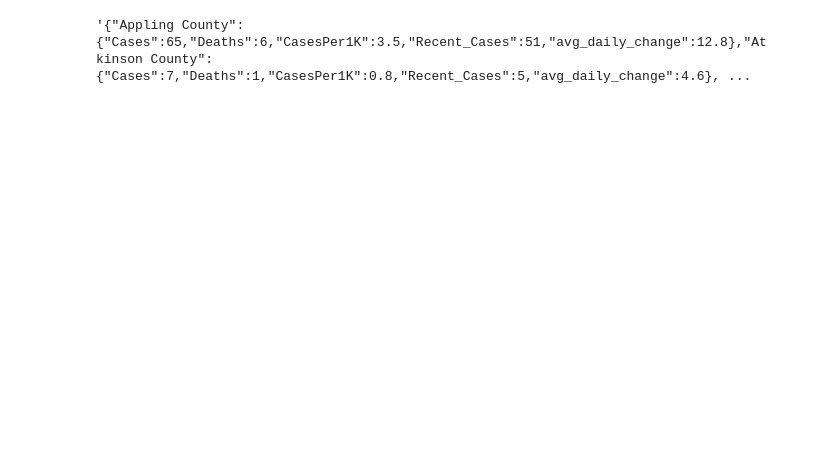
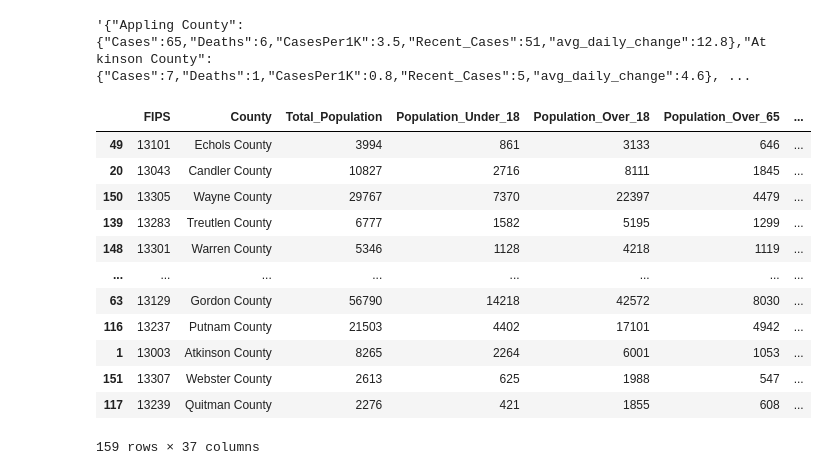
Before and after one commit to mmainzer/covid-recovery, a Jupyter notebook: data/tiles-prep.ipynb, the cells around one changed output. Drawn from its saved outputs; the diff is of its cells as text; code cells hidden in the pictures; blank space fills up the shorter version.

```diff
--- a/data/tiles-prep.ipynb
+++ b/data/tiles-prep.ipynb
@@ -557,6 +557,7 @@ counties.rename(columns={'Total_Population_x':'Total_Population'}, inplace=True)
 # %%
 # add custom columns on rates, etc.
 counties['COVID_Death_Rate'] = ( counties['Deaths'] / counties['Cases'] ) * 100
+counties['COVID_Deaths_Per_1000'] = ( counties['Deaths'] / counties['Total_Population'] ) * 1000
 counties['COVID_Cases_Per_1000'] = ( counties['Cases'] / counties['Total_Population'] ) * 1000
 # add total new cases per 100000
 counties['Cases_Wk_Chng_100k'] = ( counties['cases_diff'] / counties['Total_Population'] ) * 100000
@@ -596,7 +597,7 @@ counties = counties[['FIPS','County','Total_Population','Population_Under_18','P
                      'Jobs_Frequent_Physical_Proximity','Jobs_Pct_Prox','Socioeconomic_Status',
                      'Household_Comp_Disability','Minority_Status_Language','Housing_Transportation',
                      'Epidemiology','Healthcare_System','CCVI_Score','Hospitals','Beds','Beds_per_1000','Pct_Uninsured',
-                     'Beds_per_1000_Elderly','Cases','Deaths','COVID_Death_Rate','COVID_Cases_Per_1000','Cases_1000_Norm',
+                     'Beds_per_1000_Elderly','Cases','Deaths','COVID_Death_Rate','COVID_Deaths_Per_1000','COVID_Cases_Per_1000','Cases_1000_Norm',
                      'Deaths_Wk_Chng_100k','Cases_Wk_Chng_100k','avg_daily_change',
                      'March_Claims','February_Claims','Claims_Pct_Change','geometry']]
 
@@ -607,5 +608,32 @@ counties['Deaths_Wk_Chng_100k'].fillna(0,inplace=True)
 counties['Cases_Wk_Chng_100k'].fillna(0,inplace=True)
 counties['Cases_Avg_Pct_Chng_Daily'].fillna(0,inplace=True)
 counties['COVID_Death_Rate'].fillna(0,inplace=True)
+counties['COVID_Deaths_Per_1000'].fillna(0,inplace=True)
 # %%
 counties = gpd.GeoDataFrame(counties, geometry='geometry')
+# %%
+# round all values in your tilesets
+counties.Population_Pct_Over_65 = counties.Population_Pct_Over_65.round(1)
+counties.Jobs_Frequent_Disease_Exposure = counties.Jobs_Frequent_Disease_Exposure.round(1)
+counties.Jobs_Pct_Disease_Exposure = counties.Jobs_Pct_Disease_Exposure.round(1)
+counties.Jobs_Frequent_Physical_Proximity = counties.Jobs_Frequent_Physical_Proximity.round(1)
+counties.Jobs_Pct_Prox = counties.Jobs_Pct_Prox.round(1)
+counties.Socioeconomic_Status = counties.Socioeconomic_Status.round(2)
+counties.Household_Comp_Disability = counties.Household_Comp_Disability.round(2)
+counties.Minority_Status_Language = counties.Minority_Status_Language.round(2)
+counties.Housing_Transportation = counties.Housing_Transportation.round(2)
+counties.Epidemiology = counties.Epidemiology.round(2)
+counties.Healthcare_System = counties.Healthcare_System.round(2)
+counties.CCVI_Score = counties.CCVI_Score.round(2)
+counties.Hospitals = counties.Hospitals.astype(int)
+counties.Beds = counties.Beds.astype(int)
+counties.Beds_per_1000 = counties.Beds_per_1000.round(1)
+counties.Pct_Uninsured = counties.Pct_Uninsured.round(1)
+counties.Beds_per_1000_Elderly = counties.Beds_per_1000_Elderly.round(1)
+counties.COVID_Cases_Per_1000 = counties.COVID_Cases_Per_1000.round(1)
+counties.Cases_1000_Norm = counties.Cases_1000_Norm.round(1)
+counties.Deaths_Wk_Chng_100k = counties.Deaths_Wk_Chng_100k.round(1)
+counties.Cases_Wk_Chng_100k = counties.Cases_Wk_Chng_100k.round(1)
+counties.Cases_Avg_Pct_Chng_Daily = counties.Cases_Avg_Pct_Chng_Daily.round(1)
+counties.COVID_Death_Rate = counties.COVID_Death_Rate.round(1)
+counties.COVID_Deaths_Per_1000 = counties.COVID_Deaths_Per_1000.round(1)
@@ -641,6 +678,22 @@ covidKpi.set_index('area', inplace=True)
 covidKpi.to_json(orient='index')
 # %% [output]
 '{"Appling County":{"Cases":65,"Deaths":6,"CasesPer1K":3.5,"Recent_Cases":51,"avg_daily_change":12.8},"Atkinson County":{"Cases":7,"Deaths":1,"CasesPer1K":0.8,"Recent_Cases":5,"avg_daily_change":4.6}, ...
+# %%
+countyPoints.sort_values('COVID_Death_Rate')
+# %% [output]
+|  | FIPS | County | Total_Population | Population_Under_18 | Population_Over_18 | Population_Over_65 | ... |
+| 49 | 13101 | Echols County | 3994 | 861 | 3133 | 646 | ... |
+| 20 | 13043 | Candler County | 10827 | 2716 | 8111 | 1845 | ... |
+| 150 | 13305 | Wayne County | 29767 | 7370 | 22397 | 4479 | ... |
+| 139 | 13283 | Treutlen County | 6777 | 1582 | 5195 | 1299 | ... |
+| 148 | 13301 | Warren County | 5346 | 1128 | 4218 | 1119 | ... |
+| ... | ... | ... | ... | ... | ... | ... | ... |
+| 63 | 13129 | Gordon County | 56790 | 14218 | 42572 | 8030 | ... |
+| 116 | 13237 | Putnam County | 21503 | 4402 | 17101 | 4942 | ... |
+| 1 | 13003 | Atkinson County | 8265 | 2264 | 6001 | 1053 | ... |
+| 151 | 13307 | Webster County | 2613 | 625 | 1988 | 547 | ... |
+| 117 | 13239 | Quitman County | 2276 | 421 | 1855 | 608 | ... |
+159 rows × 37 columns
 # %%
 # write out files
 hospitals.to_excel('hospitals.xlsx',index=False)
```
Also changed, not shown: parts of 2 cells of this notebook, 13 other files.
